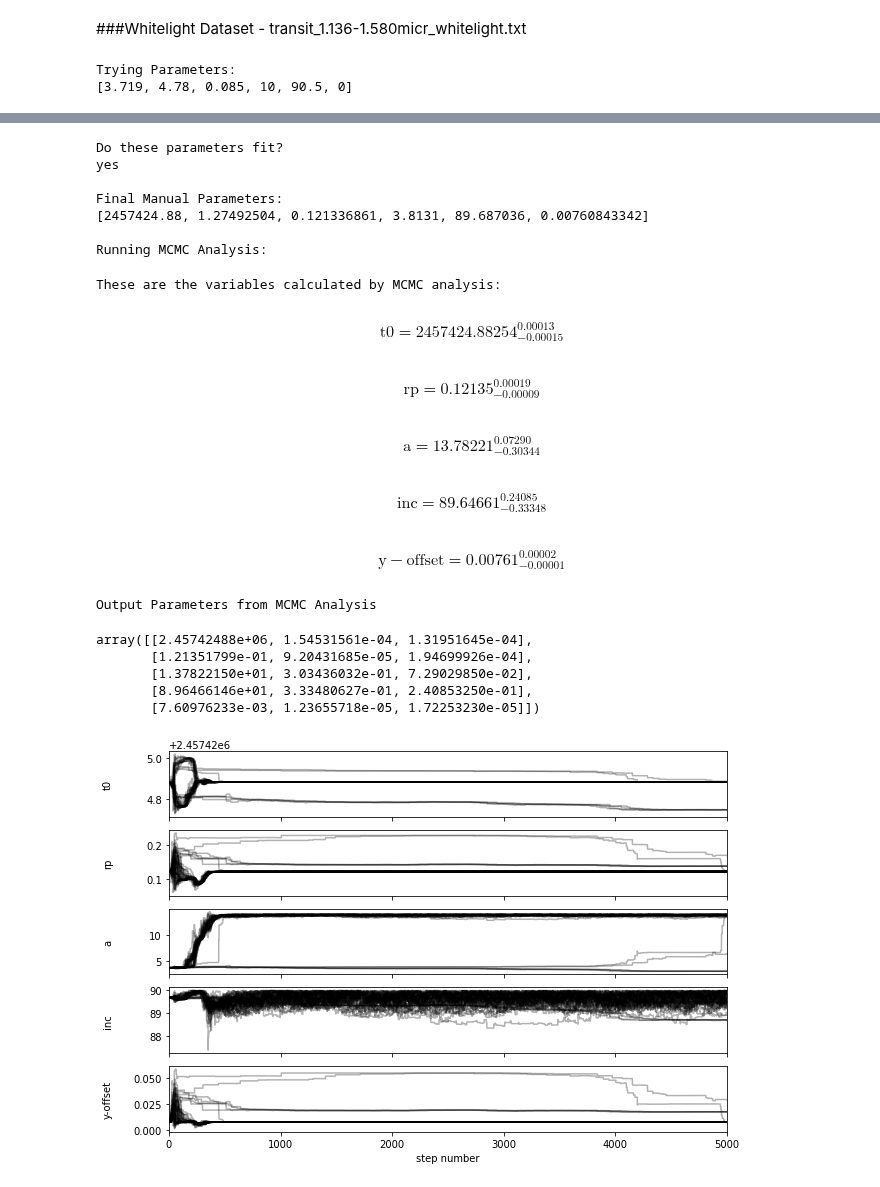
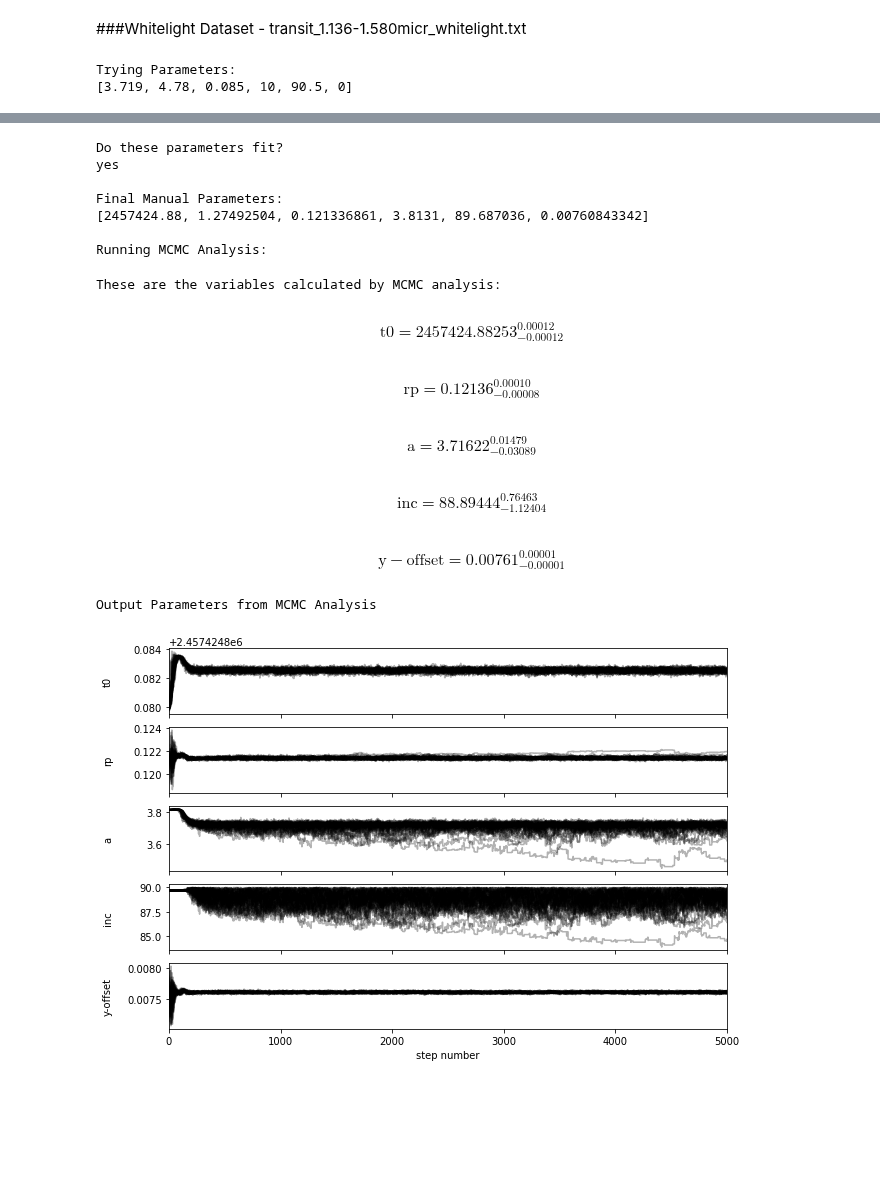
Before and after one commit to Hamza-Suleman/transiting-exoplanets, a Jupyter notebook: Wrapper_Function.ipynb, the cells around one changed output, grey strips where cells are left out. Saved outputs shown, nothing was run; the diff lists cells and outputs as text; code cells hidden in the pictures; blank space fills up the shorter version.

Commit message:
Found suitable whitelight params

```diff
--- a/Wrapper_Function.ipynb
+++ b/Wrapper_Function.ipynb
@@ -105,7 +105,7 @@ def transit_analysis(data):
   def log_likelihood(par, t, flux, flux_error):
     params = batman.TransitParams()
     params.t0 = par[0]                      #time of inferior conjunction
-    params.per = 4.78070560                 #orbital period
+    params.per = 1.27492504                 #orbital period
     params.rp = par[1]                      #planet radius (in units of stellar radii)
     params.a = par[2]                       #semi-major axis (in units of stellar radii)
     params.inc = par[3]                     #orbital inclination (in degrees)
@@ -190,7 +329,7 @@ def transit_analysis(data):
 # %% [markdown]
 ###Whitelight Dataset - transit_1.136-1.580micr_whitelight.txt
 # %%
-transit_analysis("https://raw.githubusercontent.com/Hamza-Suleman/transiting-exoplanets/main/WASP-121%20Raw%20Data/transit_1.136-1.580micr_whitelight.txt")
+whitelight = transit_analysis("https://raw.githubusercontent.com/Hamza-Suleman/transiting-exoplanets/main/WASP-121%20Raw%20Data/transit_1.136-1.580micr_whitelight.txt")
 # %% [output]
 Trying Parameters:
 [3.719, 4.78, 0.085, 10, 90.5, 0]
@@ -206,24 +345,19 @@ Enter a value for Y-Offset Parameter: 7.60843342e-03
 
 Trying Parameters:
 [2457424.88, 1.27492504, 0.121336861, 3.8131, 89.687036, 0.00760843342]
 [figure]
 Do these parameters fit?
 yes
 
 Final Manual Parameters:
 [2457424.88, 1.27492504, 0.121336861, 3.8131, 89.687036, 0.00760843342]
 
 Running MCMC Analysis:
 These are the variables calculated by MCMC analysis:
-$$\mathrm{t0} = 2457424.88254_{-0.00015}^{0.00013}$$
+$$\mathrm{t0} = 2457424.88253_{-0.00012}^{0.00012}$$
-$$\mathrm{rp} = 0.12135_{-0.00009}^{0.00019}$$
+$$\mathrm{rp} = 0.12136_{-0.00008}^{0.00010}$$
-$$\mathrm{a} = 13.78221_{-0.30344}^{0.07290}$$
+$$\mathrm{a} = 3.71622_{-0.03089}^{0.01479}$$
-$$\mathrm{inc} = 89.64661_{-0.33348}^{0.24085}$$
+$$\mathrm{inc} = 88.89444_{-1.12404}^{0.76463}$$
-$$\mathrm{y-offset} = 0.00761_{-0.00001}^{0.00002}$$
+$$\mathrm{y-offset} = 0.00761_{-0.00001}^{0.00001}$$
 Output Parameters from MCMC Analysis
-array([[2.45742488e+06, 1.54531561e-04, 1.31951645e-04],
-       [1.21351799e-01, 9.20431685e-05, 1.94699926e-04],
-       [1.37822150e+01, 3.03436032e-01, 7.29029850e-02],
-       [8.96466146e+01, 3.33480627e-01, 2.40853250e-01],
-       [7.60976233e-03, 1.23655718e-05, 1.72253230e-05]])
-[figure, old version]
+[figure, new version]
```
Also changed, not shown: parts of 7 cells of this notebook.
